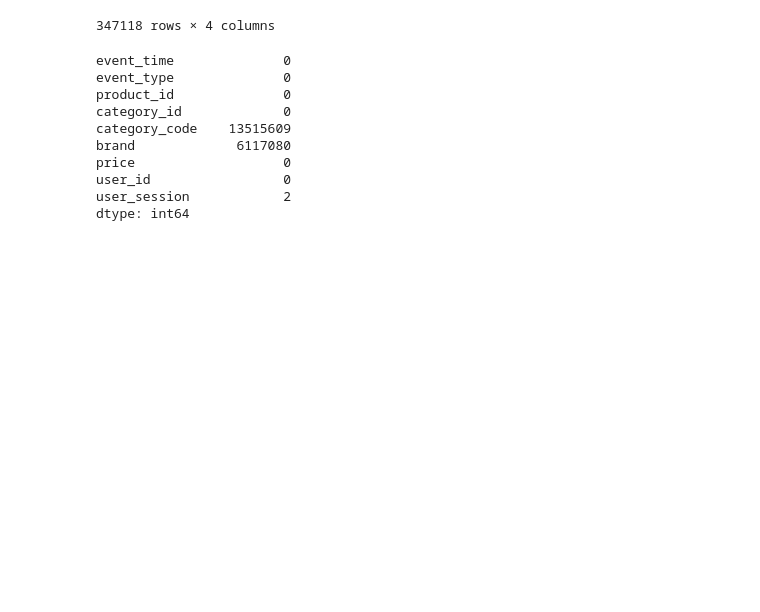
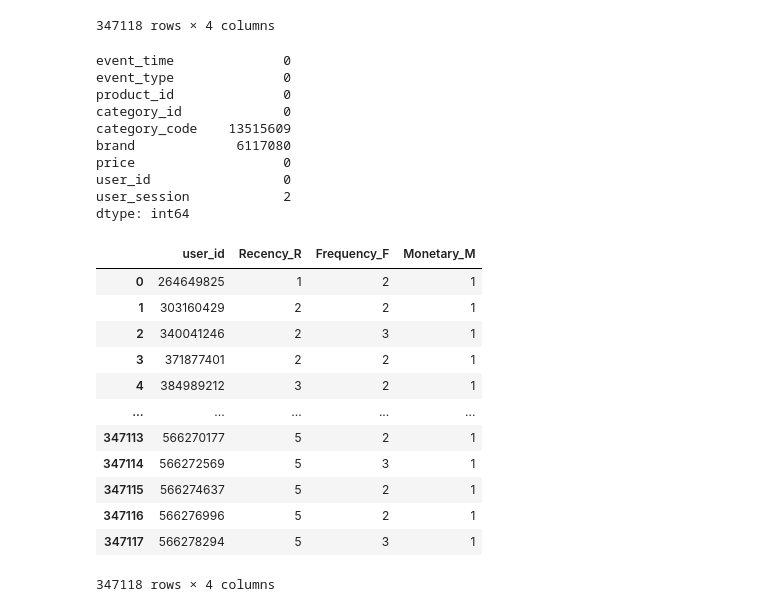
Before and after one commit to Songnahyun/AI_12_cp2_project, a Jupyter notebook: CP2_송나현.ipynb, the cells around one changed output. Saved outputs shown, nothing was run; the diff lists cells and outputs as text; code cells hidden in the pictures; blank space fills up the shorter version.

```diff
--- a/CP2_송나현.ipynb
+++ b/CP2_송나현.ipynb
@@ -349,0 +426,20 @@ dtype: int64
+# %%
+rfm_tick_point={'R':'quantile','F':[1,2,3],'M':'min_max'} ## 구매금액에 최소값 최대값을 이용한 방법 적용
+rfm_col_map={'R':'Recency','F':'Frequency','M':'Monetary'}
+
+result = get_rfm_grade(df=rfm_df, num_class=5, rfm_tick_point=rfm_tick_point, rfm_col_map=rfm_col_map)
+result[['user_id','Recency_R','Frequency_F','Monetary_M']]
+# %% [output]
+|  | user_id | Recency_R | Frequency_F | Monetary_M |
+| 0 | 264649825 | 1 | 2 | 1 |
+| 1 | 303160429 | 2 | 2 | 1 |
+| 2 | 340041246 | 2 | 3 | 1 |
+| 3 | 371877401 | 2 | 2 | 1 |
+| 4 | 384989212 | 3 | 2 | 1 |
+| ... | ... | ... | ... | ... |
+| 347113 | 566270177 | 5 | 2 | 1 |
+| 347114 | 566272569 | 5 | 3 | 1 |
+| 347115 | 566274637 | 5 | 2 | 1 |
+| 347116 | 566276996 | 5 | 2 | 1 |
+| 347117 | 566278294 | 5 | 3 | 1 |
+347118 rows × 4 columns
```
Also changed, not shown: parts of 7 cells of this notebook.
